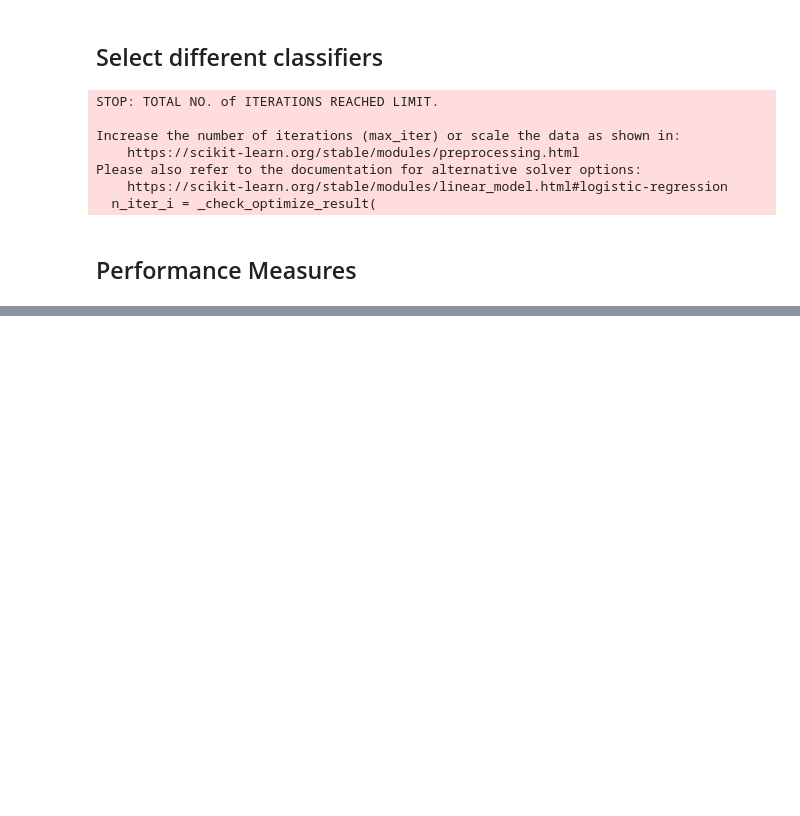
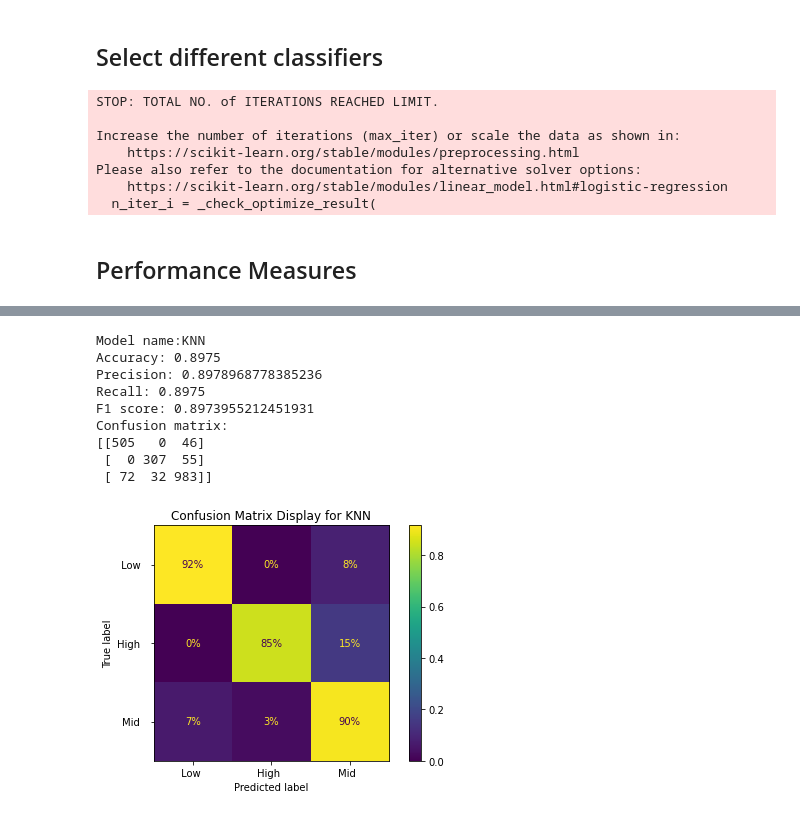
Before and after one commit to seanxuu/Machine-Learning-7126, a Jupyter notebook: assignment2.ipynb, the cells around one changed output, grey strips where cells are left out. Saved outputs shown, nothing was run; the diff lists cells and outputs as text; code cells hidden in the pictures; blank space fills up the shorter version.

```diff
--- a/assignment2.ipynb
+++ b/assignment2.ipynb
@@ -166,7 +168,7 @@ svm_predict = svm_clf.predict(test_set)
 from sklearn.neighbors import KNeighborsClassifier
 knn_clf = make_pipeline(preprocessing, KNeighborsClassifier())
 knn_clf.fit(X_train, y_train)
-knn_predict = knn_clf.predict(test_set)
+knn_predict = knn_clf.predict(X_test)
 # %%
 # use decision tree as classifirer
 from sklearn.tree import DecisionTreeClassifier
@@ -439,0 +277,13 @@ rnd_search.best_params_
+# %%
+performance_measures(y_test, knn_predict, 'KNN')
+# %% [output]
+Model name:KNN
+Accuracy: 0.8975
+Precision: 0.8978968778385236
+Recall: 0.8975
+F1 score: 0.8973955212451931
+Confusion matrix:
+[[505   0  46]
+ [  0 307  55]
+ [ 72  32 983]]
+[figure, added]
```
Also changed, not shown: parts of 35 cells of this notebook, 16 other files.
